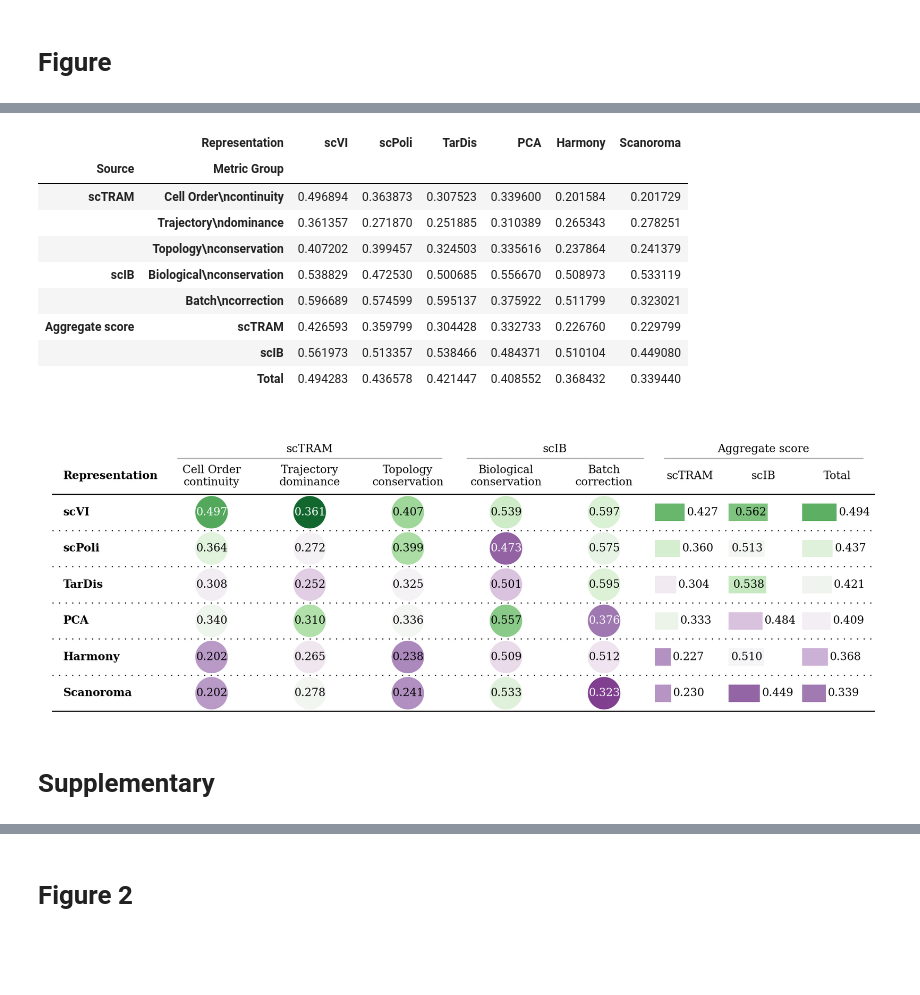
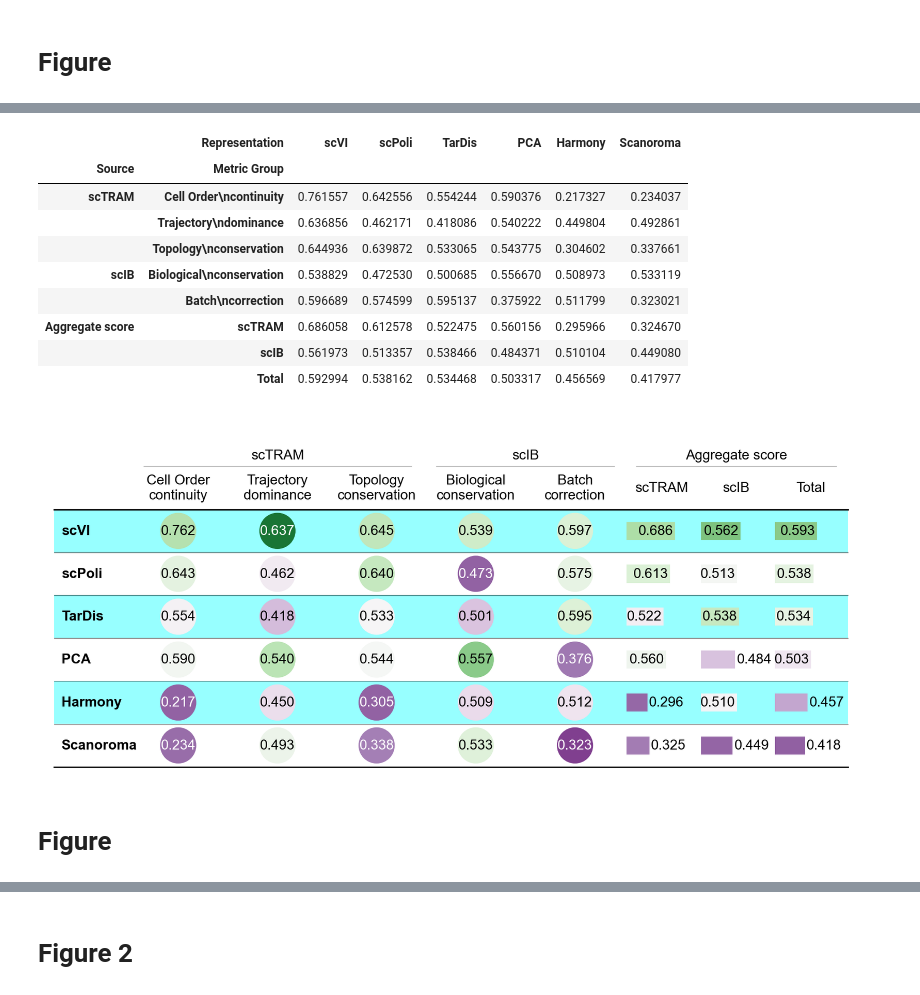
Before and after one commit to theislab/sctram, a Jupyter notebook: reproducibility/local/experiments/sctram_figures_only.ipynb, the cells around one changed output, grey strips where cells are left out. Cells and saved outputs as stored; diff of their text form; code cells hidden in the pictures; blank space fills up the shorter version.

```diff
--- a/reproducibility/local/experiments/sctram_figures_only.ipynb
+++ b/reproducibility/local/experiments/sctram_figures_only.ipynb
@@ -65,12 +65,16 @@ import matplotlib.patheffects as path_effects
 import matplotlib.cm as cm
 from plottable import ColumnDefinition, Table
 from plottable.cmap import normed_cmap
+from matplotlib.ticker import MaxNLocator
 from plottable.plots import bar
 
 _rcparams_path = os.path.join(working_directory, "reproducibility/figure_rcparams/rcparams.pickle")
 with open(_rcparams_path, "rb") as file:
     _rcparams = pickle.load(file)
 plt.rcParams.update(_rcparams)
+
+plt.rcParams["font.family"] = "Arial"
+plt.rcParams["font.sans-serif"] = ["Arial"]
 # %%
 temp_move = "/Users/kemalinecik/Downloads/temp_move"
 # %% [markdown]
@@ -104,5 +230,5 @@ InputTrajectory (trajectory='pns_neuro', nodes=12, edges=11)
 # %%
-sctram_summary = pd.read_pickle(os.path.join(temp_move, "_experiment_development_atlas_sctram_summary_dataframe.pkl"))
+# sctram_summary = pd.read_pickle(os.path.join(temp_move, "_experiment_development_atlas_sctram_summary_dataframe.pkl"))   # invert back to rank again
 scib_summary = pd.read_pickle(os.path.join(temp_move, "_experiment_development_atlas_scib_summary_dataframe.pkl"))
 
 replacements = {
@@ -122,8 +248,8 @@ new_index_tuples = [
 summary.index = pd.MultiIndex.from_tuples(new_index_tuples, names=summary.index.names)
 
 weights = {  # just provisional for now
-    "scTRAM": 0.5,
-    "scIB": 0.5,
+    "scTRAM": 0.25,
+    "scIB": 0.75,
 }
 row_ts = summary.loc[("Aggregate score", "scTRAM")]
 row_si = summary.loc[("Aggregate score", "scIB")]
@@ -141,14 +267,14 @@ summary
 # %% [output]
 |  | Representation | scVI | scPoli | TarDis | PCA | Harmony | Scanoroma |
 | Source | Metric Group |  |  |  |  |  |  |
-| scTRAM | Cell Order\ncontinuity | 0.496894 | 0.363873 | 0.307523 | 0.339600 | 0.201584 | 0.201729 |
-|  | Trajectory\ndominance | 0.361357 | 0.271870 | 0.251885 | 0.310389 | 0.265343 | 0.278251 |
-|  | Topology\nconservation | 0.407202 | 0.399457 | 0.324503 | 0.335616 | 0.237864 | 0.241379 |
+| scTRAM | Cell Order\ncontinuity | 0.761557 | 0.642556 | 0.554244 | 0.590376 | 0.217327 | 0.234037 |
+|  | Trajectory\ndominance | 0.636856 | 0.462171 | 0.418086 | 0.540222 | 0.449804 | 0.492861 |
+|  | Topology\nconservation | 0.644936 | 0.639872 | 0.533065 | 0.543775 | 0.304602 | 0.337661 |
 | scIB | Biological\nconservation | 0.538829 | 0.472530 | 0.500685 | 0.556670 | 0.508973 | 0.533119 |
 |  | Batch\ncorrection | 0.596689 | 0.574599 | 0.595137 | 0.375922 | 0.511799 | 0.323021 |
-| Aggregate score | scTRAM | 0.426593 | 0.359799 | 0.304428 | 0.332733 | 0.226760 | 0.229799 |
+| Aggregate score | scTRAM | 0.686058 | 0.612578 | 0.522475 | 0.560156 | 0.295966 | 0.324670 |
 |  | scIB | 0.561973 | 0.513357 | 0.538466 | 0.484371 | 0.510104 | 0.449080 |
-|  | Total | 0.494283 | 0.436578 | 0.421447 | 0.408552 | 0.368432 | 0.339440 |
+|  | Total | 0.592994 | 0.538162 | 0.534468 | 0.503317 | 0.456569 | 0.417977 |
 # %%
 df_plot = summary_T.reset_index().copy()
 df_plot_dict = {f"{lvl0}\n{lvl1}": (lvl0, lvl1) for (lvl0, lvl1) in df_plot.columns}
@@ -201,42 +327,42 @@ for col in df_plot.columns:
             "plot_bg_bar": False,
             # "xlim": [c_min, c_max],
             "annotate": True,
-            "height": 0.8,
+            "height": 0.7,
             "formatter": "{:.3f}",
             "textprops": {"fontsize": 10}
         },
         group=lvl0,
         title=lvl1,
         border="left" if i == 0 else None,
     )
     col_defs.append(cd)
 
-col_defs += [ColumnDefinition(name="Representation\n", title="Representation", width=0.45, textprops={"ha": "left", "weight": "bold"})]
+col_defs += [ColumnDefinition(name="Representation\n", title="", width=0.3, textprops={"ha": "left", "weight": "bold"})]
 
 # Allow to manipulate text post-hoc (in illustrator)
 with mpl.rc_context({"svg.fonttype": "none"}):
-    fig, ax = plt.subplots(figsize=(len(summary_T.columns) * 1.7, 3 + 0.3 * len(summary_T.index)))
+    fig, ax = plt.subplots(figsize=(len(summary_T.columns) * 1.3, 3 + 0.25 * len(summary_T.index)))
     tab = Table(
         df_plot,
         cell_kw={
             "linewidth": 0,
             "edgecolor": "k",
         },
         row_dividers=True,
         footer_divider=True,
         textprops={"fontsize": 10, "ha": "center"},
-        row_divider_kw={"linewidth": 1, "linestyle": (0, (1, 5))},
+        row_divider_kw={"linewidth": 0.25, "linestyle": "-"},
         col_label_divider_kw={"linewidth": 1, "linestyle": "-"},
         column_border_kw={"linewidth": 1, "linestyle": "-"},
         column_definitions=col_defs,
-        # even_row_color="#f7f9fa",
-        # odd_row_color="#edf3f8",
+        even_row_color="#97ffff",
+        odd_row_color="#ffffff",
         ax=ax,
         index_col="Representation\n",
     ).autoset_fontcolors(colnames=df_plot.columns)
 
     plt.savefig("/Users/kemalinecik/Downloads/fig2fig/table.pdf")
 # %% [output]
-[figure, old version]
+[figure, new version]
 # %% [markdown]
-# Supplementary
+# Figure
```
Also changed, not shown: parts of 40 cells of this notebook.
